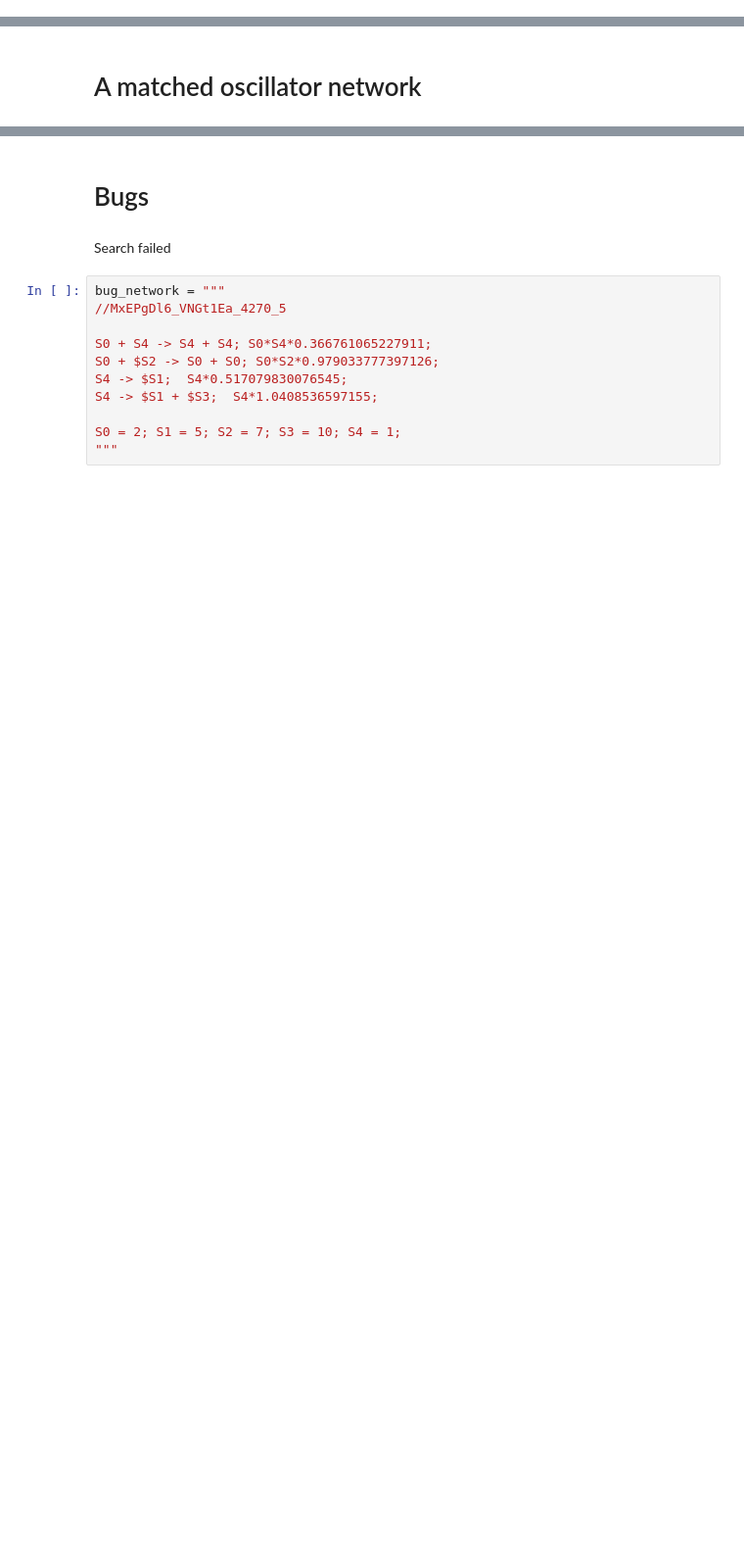
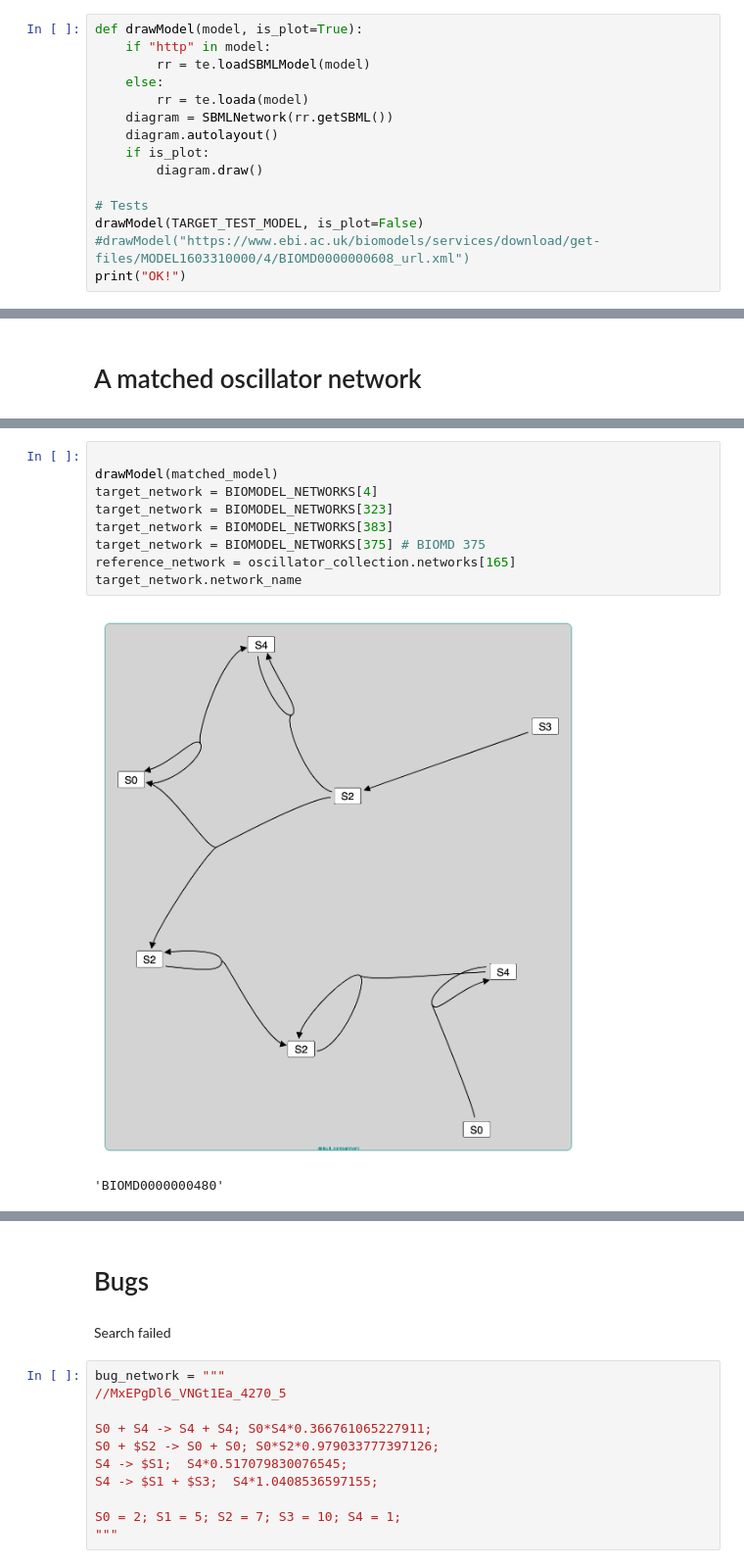
Before and after one commit to ModelEngineering/pySubnetSB, a Jupyter notebook: notebooks/explore_biomodels.ipynb, the cells around one changed output, grey strips where cells are left out. Shown: that part at 98% size. Drawn from its saved outputs; the diff is of its cells as text; blank space fills up the shorter version.

```diff
--- a/notebooks/explore_biomodels.ipynb
+++ b/notebooks/explore_biomodels.ipynb
@@ -21,0 +66,15 @@ import tellurium as te
+# %%
+def drawModel(model, is_plot=True):
+    if "http" in model:
+        rr = te.loadSBMLModel(model)
+    else:
+        rr = te.loada(model)
+    diagram = SBMLNetwork(rr.getSBML())
+    diagram.autolayout()
+    if is_plot:
+        diagram.draw()
+
+# Tests
+drawModel(TARGET_TEST_MODEL, is_plot=False)
+#drawModel("https://www.ebi.ac.uk/biomodels/services/download/get-files/MODEL1603310000/4/BIOMD0000000608_url.xml")
+print("OK!")
@@ -217,3 +257,15 @@ rr.simulate()
 rr.plot()
 # %% [output]
 [figure]
+# %%
+
+drawModel(matched_model)
+target_network = BIOMODEL_NETWORKS[4]
+target_network = BIOMODEL_NETWORKS[323]
+target_network = BIOMODEL_NETWORKS[383]
+target_network = BIOMODEL_NETWORKS[375] # BIOMD 375
+reference_network = oscillator_collection.networks[165]
+target_network.network_name
+# %% [output]
+[figure, added]
+'BIOMD0000000480'
```
Also changed, not shown: parts of 35 cells of this notebook, 12 other files.
